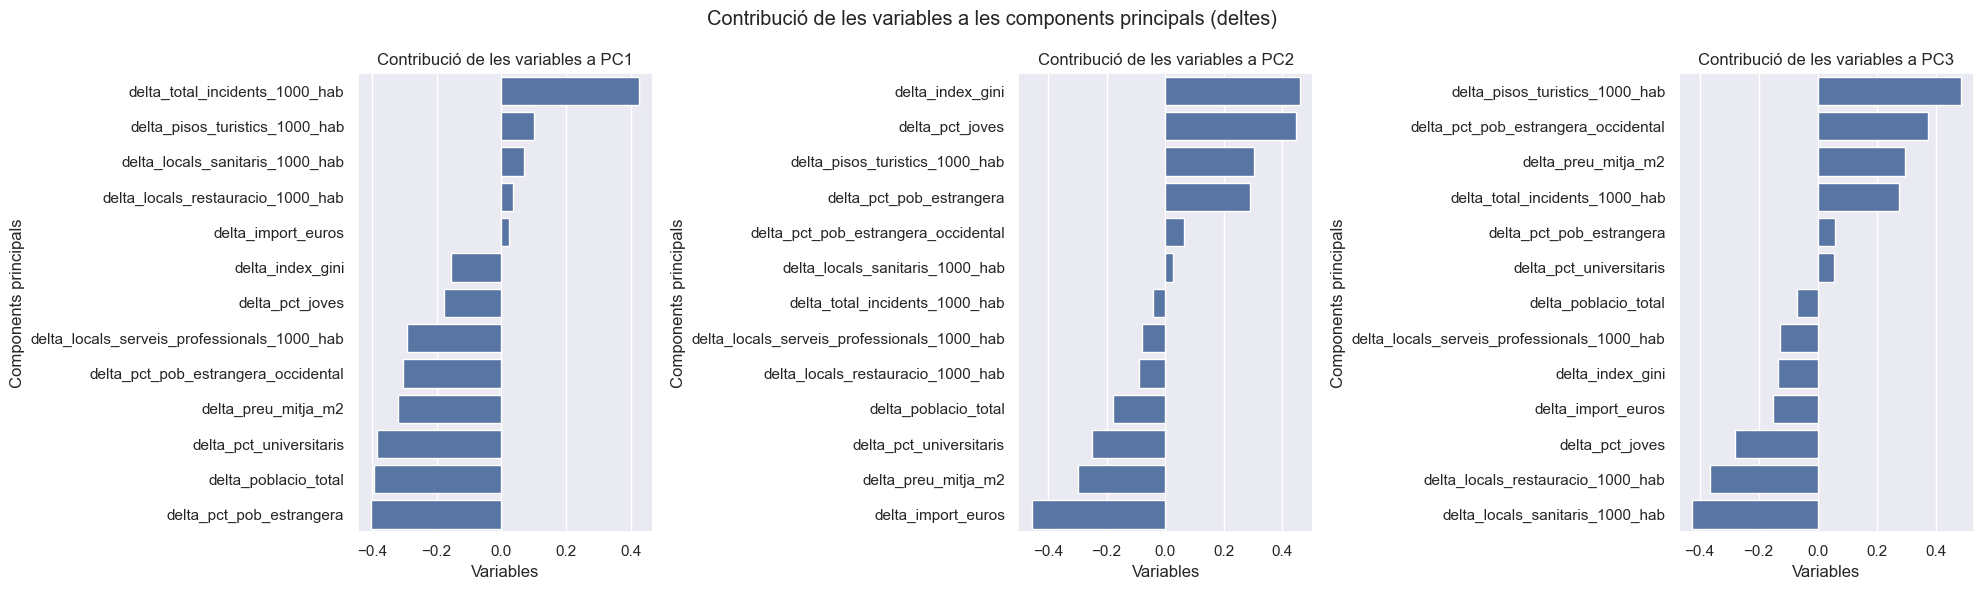
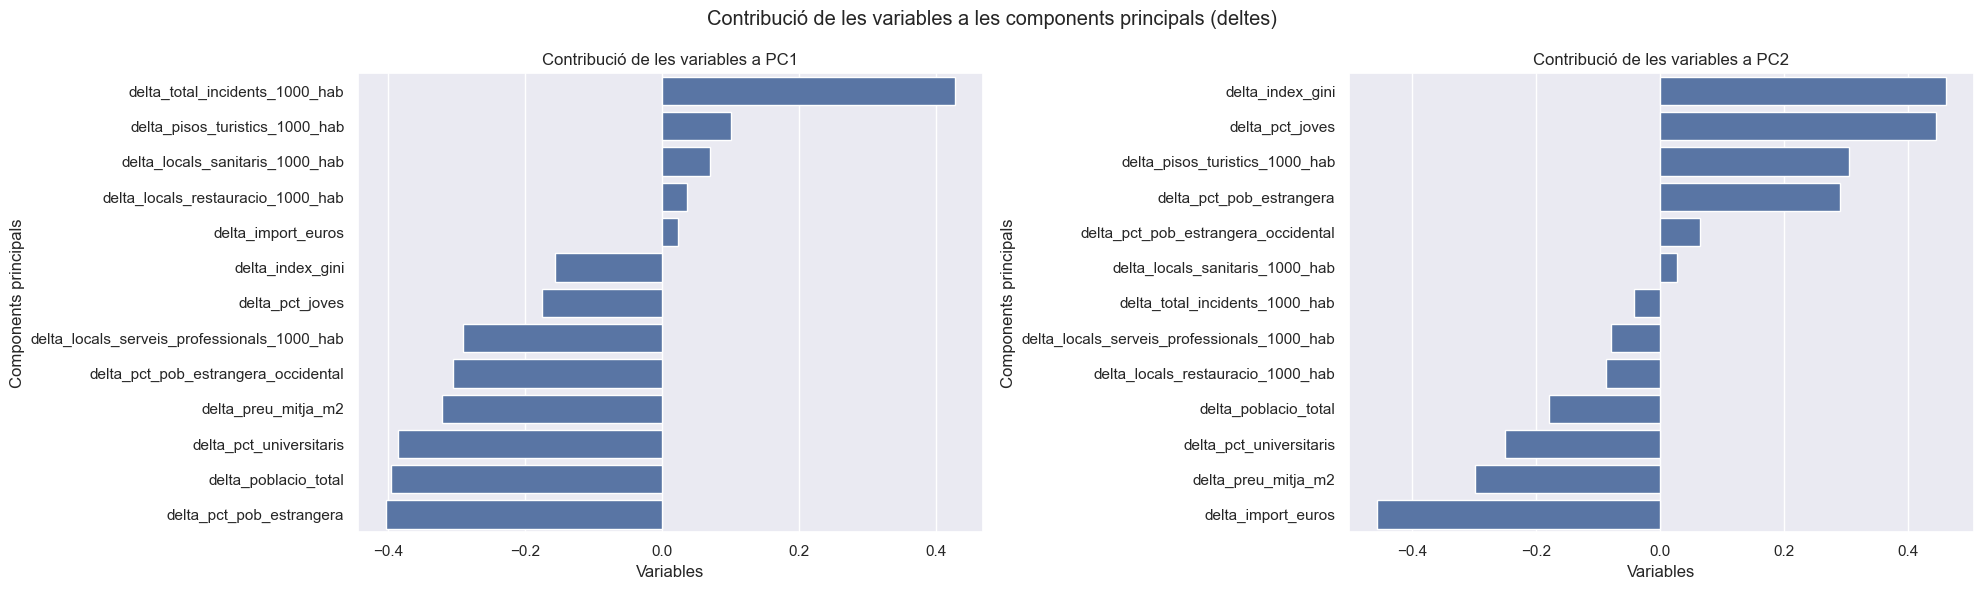
Unified diff of the notebook cell whose output changed from the first chart to the second:
--- before
+++ after
@@ -1,19 +1,15 @@
-components_deltes = pd.DataFrame(pca_deltes_fixed.components_[0:3], columns=X_deltes.columns, index=["PC1", "PC2", "PC3"]).T.reset_index(names="atribut")
+components_deltes = pd.DataFrame(pca_deltes_fixed.components_[0:2], columns=X_deltes.columns, index=["PC1", "PC2"]).T.reset_index(names="atribut")
 
 
-fig, axes = plt.subplots(figsize=(20, 6), nrows=1, ncols=3)
+fig, axes = plt.subplots(figsize=(20, 6), nrows=1, ncols=2)
 sns.barplot(data=components_deltes.sort_values("PC1", ascending=False), y="atribut", x="PC1",  ax=axes[0])
 sns.barplot(data=components_deltes.sort_values("PC2", ascending=False), y="atribut", x="PC2", ax=axes[1])
-sns.barplot(data=components_deltes.sort_values("PC3", ascending=False), y="atribut", x="PC3", ax=axes[2])
 plt.suptitle("Contribució de les variables a les components principals (deltes)")
 axes[0].set_title("Contribució de les variables a PC1")
 axes[1].set_title("Contribució de les variables a PC2")
-axes[2].set_title("Contribució de les variables a PC3")
 axes[0].set_xlabel("Variables")
 axes[1].set_xlabel("Variables")
-axes[2].set_xlabel("Variables")
 axes[0].set_ylabel("Components principals")
 axes[1].set_ylabel("Components principals")
-axes[2].set_ylabel("Components principals")
 plt.tight_layout()
 plt.savefig(RESULTS_DIR / "contribucio_variables_pca_deltes.png")

Commit: analisi components deltes